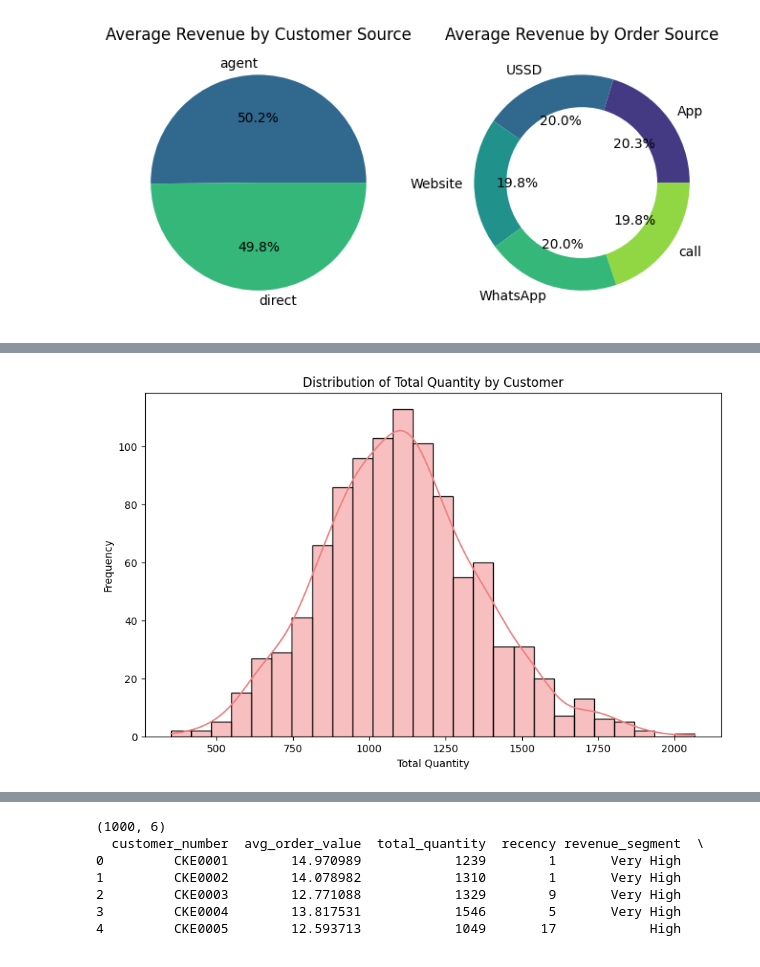
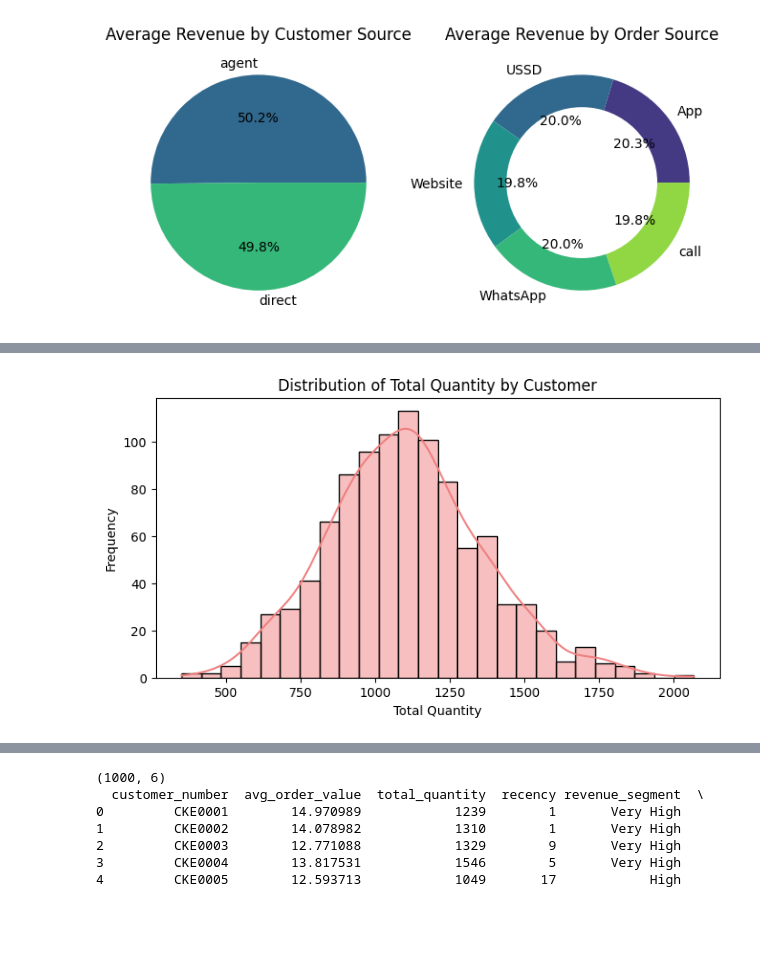
Before and after one commit to naveen-malla/Customer-Segmentation-and-SKU-Forecasting, a Jupyter notebook: customer_segmentation.ipynb, the cells around one changed output, grey strips where cells are left out. Cells and saved outputs as stored; diff of their text form; code cells hidden in the pictures; blank space fills up the shorter version.

```diff
--- a/customer_segmentation.ipynb
+++ b/customer_segmentation.ipynb
@@ -259,17 +271,17 @@ plt.show()
 # %%
 # Calculate total quantity for each customer
 total_quantity = df.groupby('customer_number')['quantity'].sum().reset_index()
 total_quantity.columns = ['customer_number', 'total_quantity']
 
 # Distribution Plot
-plt.figure(figsize=(10, 6))
+plt.figure(figsize=(8, 4))
 sns.histplot(total_quantity['total_quantity'], kde=True, color='lightcoral')
 plt.title('Distribution of Total Quantity by Customer')
 plt.xlabel('Total Quantity')
 plt.ylabel('Frequency')
 plt.show()
 # %% [output]
-[figure, old version]
+[figure, new version]
 # %%
 # Calculate recency for each customer
 recency = df.groupby('customer_number')['order_date'].max().reset_index()
```
Also changed, not shown: parts of 38 cells of this notebook.
